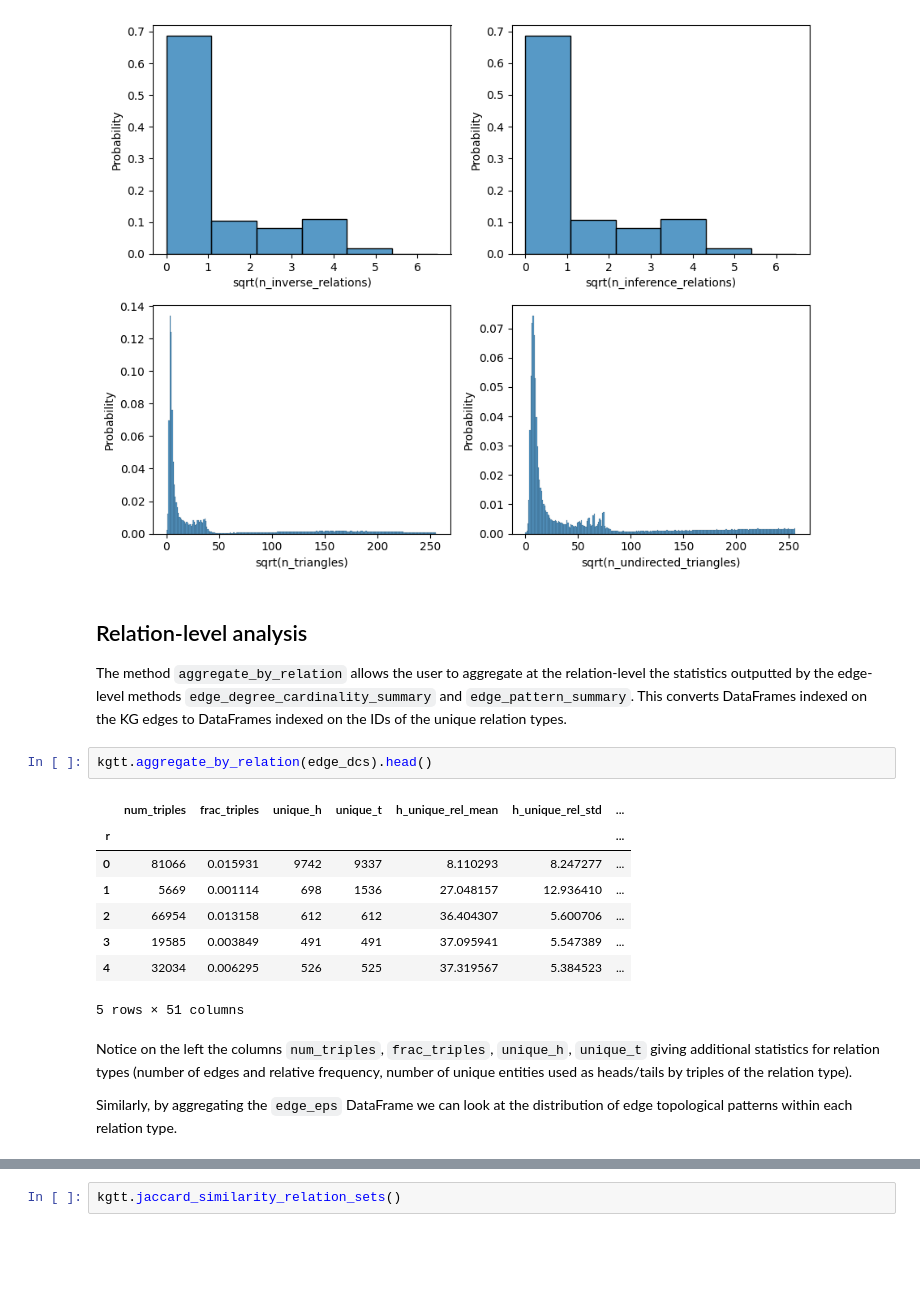
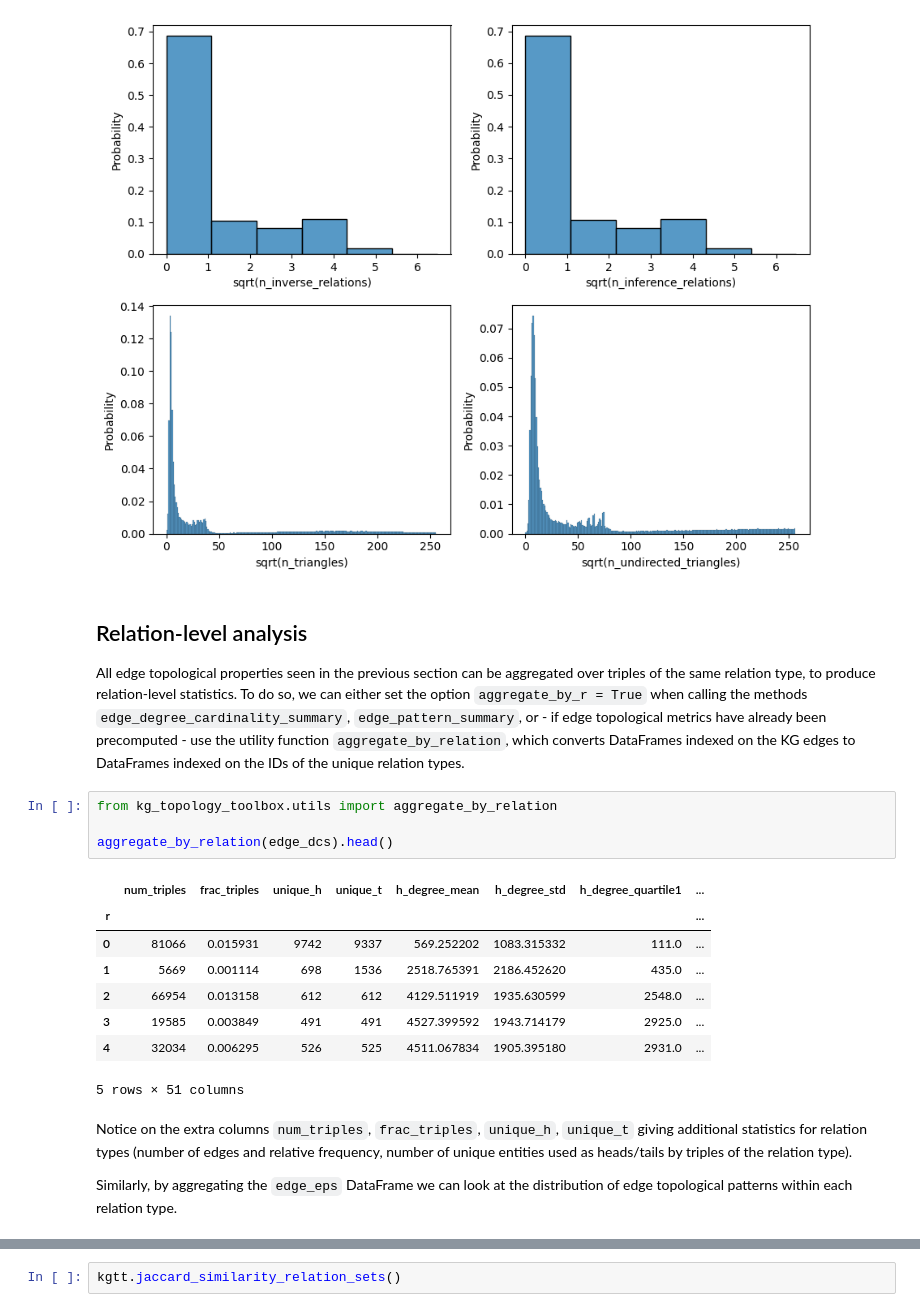
Before and after one commit to graphcore-research/kg-topology-toolbox, a Jupyter notebook: docs/source/notebooks/ogb_biokg_demo.ipynb, the cells around one changed output, grey strips where cells are left out. Saved outputs shown, nothing was run; the diff lists cells and outputs as text; blank space fills up the shorter version.

```diff
--- a/docs/source/notebooks/ogb_biokg_demo.ipynb
+++ b/docs/source/notebooks/ogb_biokg_demo.ipynb
@@ -273,20 +275,22 @@ plt.tight_layout()
 # %% [markdown]
 ## Relation-level analysis
 
-The method `aggregate_by_relation` allows the user to aggregate at the relation-level the statistics outputted by the edge-level methods `edge_degree_cardinality_summary` and `edge_pattern_summary`. This converts DataFrames indexed on the KG edges to DataFrames indexed on the IDs of the unique relation types.
+All edge topological properties seen in the previous section can be aggregated over triples of the same relation type, to produce relation-level statistics. To do so, we can either set the option `aggregate_by_r = True` when calling the methods `edge_degree_cardinality_summary`, `edge_pattern_summary`, or - if edge topological metrics have already been precomputed - use the utility function `aggregate_by_relation`, which converts DataFrames indexed on the KG edges to DataFrames indexed on the IDs of the unique relation types.
 # %%
-kgtt.aggregate_by_relation(edge_dcs).head()
+from kg_topology_toolbox.utils import aggregate_by_relation
+
+aggregate_by_relation(edge_dcs).head()
 # %% [output]
-|  | num_triples | frac_triples | unique_h | unique_t | h_unique_rel_mean | h_unique_rel_std | ... |
-| r |  |  |  |  |  |  | ... |
-| 0 | 81066 | 0.015931 | 9742 | 9337 | 8.110293 | 8.247277 | ... |
-| 1 | 5669 | 0.001114 | 698 | 1536 | 27.048157 | 12.936410 | ... |
-| 2 | 66954 | 0.013158 | 612 | 612 | 36.404307 | 5.600706 | ... |
-| 3 | 19585 | 0.003849 | 491 | 491 | 37.095941 | 5.547389 | ... |
-| 4 | 32034 | 0.006295 | 526 | 525 | 37.319567 | 5.384523 | ... |
+|  | num_triples | frac_triples | unique_h | unique_t | h_degree_mean | h_degree_std | h_degree_quartile1 | ... |
+| r |  |  |  |  |  |  |  | ... |
+| 0 | 81066 | 0.015931 | 9742 | 9337 | 569.252202 | 1083.315332 | 111.0 | ... |
+| 1 | 5669 | 0.001114 | 698 | 1536 | 2518.765391 | 2186.452620 | 435.0 | ... |
+| 2 | 66954 | 0.013158 | 612 | 612 | 4129.511919 | 1935.630599 | 2548.0 | ... |
+| 3 | 19585 | 0.003849 | 491 | 491 | 4527.399592 | 1943.714179 | 2925.0 | ... |
+| 4 | 32034 | 0.006295 | 526 | 525 | 4511.067834 | 1905.395180 | 2931.0 | ... |
 5 rows × 51 columns
 # %% [markdown]
-Notice on the left the columns `num_triples`, `frac_triples`, `unique_h`, `unique_t` giving additional statistics for relation types (number of edges and relative frequency, number of unique entities used as heads/tails by triples of the relation type).
+Notice on the extra columns `num_triples`, `frac_triples`, `unique_h`, `unique_t` giving additional statistics for relation types (number of edges and relative frequency, number of unique entities used as heads/tails by triples of the relation type).
 
 Similarly, by aggregating the `edge_eps` DataFrame we can look at the distribution of edge topological patterns within each relation type.
 # %%
```
Also changed, not shown: parts of 7 cells of this notebook.
